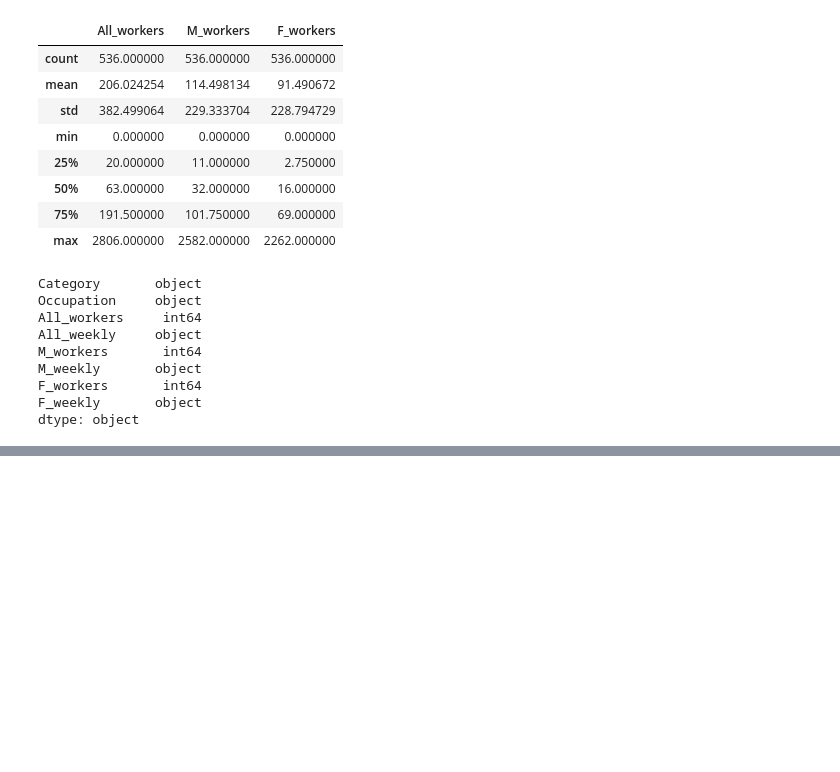
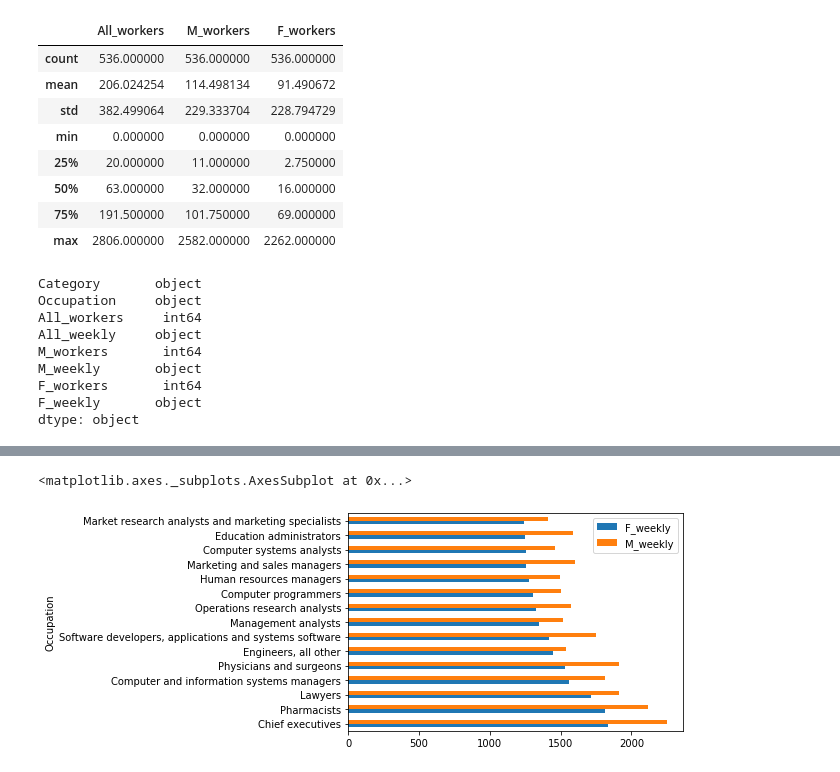
Before and after one commit to sghenimi/ScratchML, a Jupyter notebook: women_salary_data.ipynb, the cells around one changed output, grey strips where cells are left out. Drawn from its saved outputs; the diff is of its cells as text; code cells hidden in the pictures; blank space fills up the shorter version.

```diff
--- a/women_salary_data.ipynb
+++ b/women_salary_data.ipynb
@@ -80,0 +203,5 @@ AttributeError: ignored
+# %%
+df_comp_salary[['F_weekly', 'M_weekly']][:15].plot.barh()
+# %% [output]
+<matplotlib.axes._subplots.AxesSubplot at 0x...>
+[figure, added]
```
Also changed, not shown: parts of 25 cells of this notebook.
